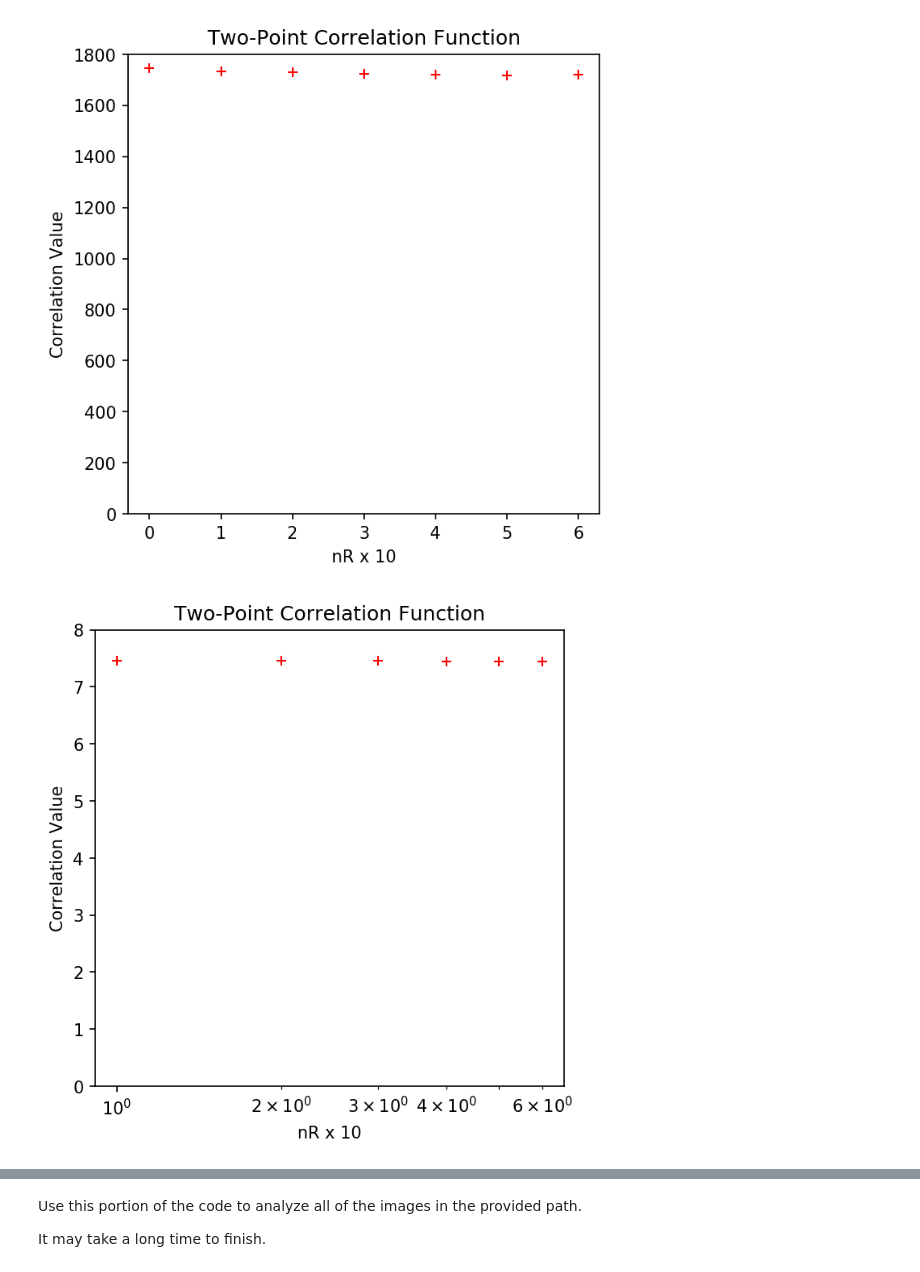
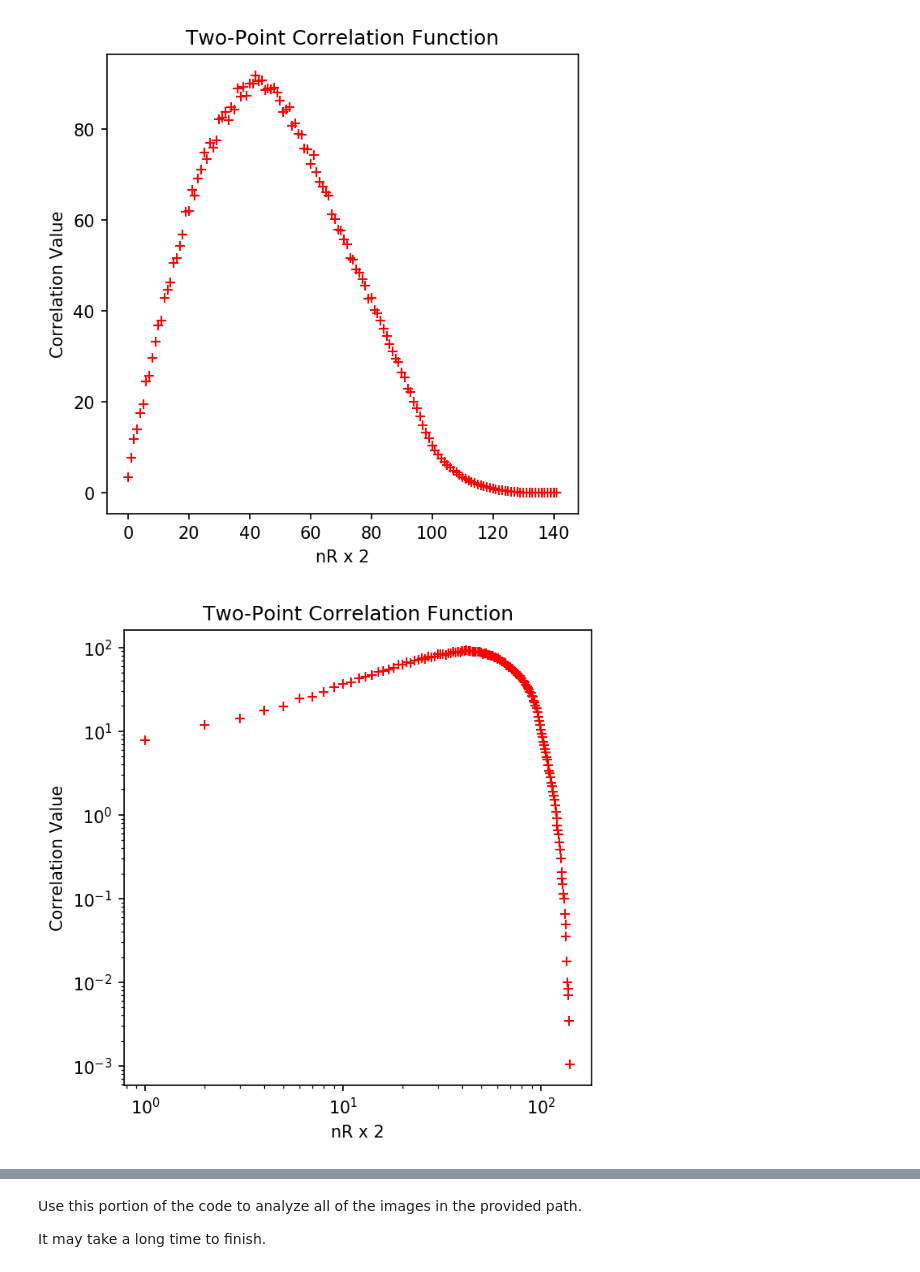
Before and after one commit to JorgeRV/ecoli-spatial-correlation, a Jupyter notebook: Fractal_Analysis.ipynb, the cells around one changed output, grey strips where cells are left out. Cells and saved outputs as stored; diff of their text form; code cells hidden in the pictures.

Commit message:
Code update for treating crashes and correct values given in the correlation (WIP).

```diff
--- a/Fractal_Analysis.ipynb
+++ b/Fractal_Analysis.ipynb
@@ -33,10 +48,8 @@ Files: 2
 # %%
 # Filename: the path to a specified image which is going to be analyzed.
 # Arname: the name of the image to be analyzed
-#for i in archivos:
-#    print(i)
 
-filename = archivos[1] #The 44 value can change to select other pictures. To use all see bottom of the code
+filename = archivos[0] #The 44 value can change to select other pictures. To use all see bottom of the code
 arname = filename[177:] #Mod this to have cut to the name of the file only
 
 print(filename)
@@ -52,13 +65,12 @@ img = img_file.load()
 imagefile = plt.imread(filename).astype(np.float32)
 #plt.imshow(imagefile, aspect='equal')
 g_image = imagefile#[50:800, 100:800] #100:800, 370:1070
-ng_image = (g_image-g_image[g_image > 0].min())/(g_image.max()-g_image[g_image > 0].min())
 
+# Try to takeout the noise in g_image
+if g_image[g_image > 0].min() == g_image.max():
+    ng_image = g_image/g_image.max()
 
-print(g_image[g_image > 100].min())
+else:
+    ng_image = (g_image-g_image[g_image > 0].min())/(g_image.max()-g_image[g_image > 0].min())
+
 ng_image[ng_image < 0] = 0
-
-print(ng_image.shape)
-#plt.imshow(g_image)
-#plt.colorbar()
-plt.plot(g_image[100,:])
@@ -136,0 +191,5 @@ Number of pixels found: 2917
+# %%
+np_npixs = np.array(npixs)
+print(np_npixs)
+
+corr = np.mean(np_npixs, axis = 0)
@@ -153,27 +223,28 @@ plt.plot(corr, "r+")
 #plt.plot(fitt)
 plt.xlabel('nR x %i' %interval)
 plt.ylabel('Correlation Value')
-plt.ylim(ymin = 0, ymax = 1800)
+#plt.ylim(ymin = 0, ymax = 1800)
 plt.title('Two-Point Correlation Function')
-plt.savefig('Gráfico_Correlation_%s.png' %arname)
+#plt.savefig('Gráfico_Correlation_%s.png' %arname)
 plt.show()
 # %% [output]
-[figure, old version]
+[figure, new version]
 # %%
 # Plot the same lists in logaritmic scale
 fig1 = plt.figure(figsize=(5, 5), dpi=150)
-plt.plot(np.log(corr), "r+")
+plt.plot(corr, "r+")
+#plt.plot(np.log(corr), "r+")
 #plt.plot(fitt)
-#plt.yscale("log")
+plt.yscale("log")
 plt.xscale("log")
-plt.ylim(ymin = 0, ymax = 8)
+#plt.ylim(ymin = 0, ymax = 2)
 plt.xlabel('nR x %i' %interval)
 plt.ylabel('Correlation Value')
 plt.title('Two-Point Correlation Function')
-plt.savefig('Gráfico_Correlation_loglog_%s.png' %arname)
+#plt.savefig('Gráfico_Correlation_loglog_%s.png' %arname)
 plt.show()
 # %% [output]
-[figure, old version]
+[figure, new version]
 # %%
 D = 2 #Space dimention (euclidean)
 
```
Also changed, not shown: parts of 17 cells of this notebook, 2 other files.
